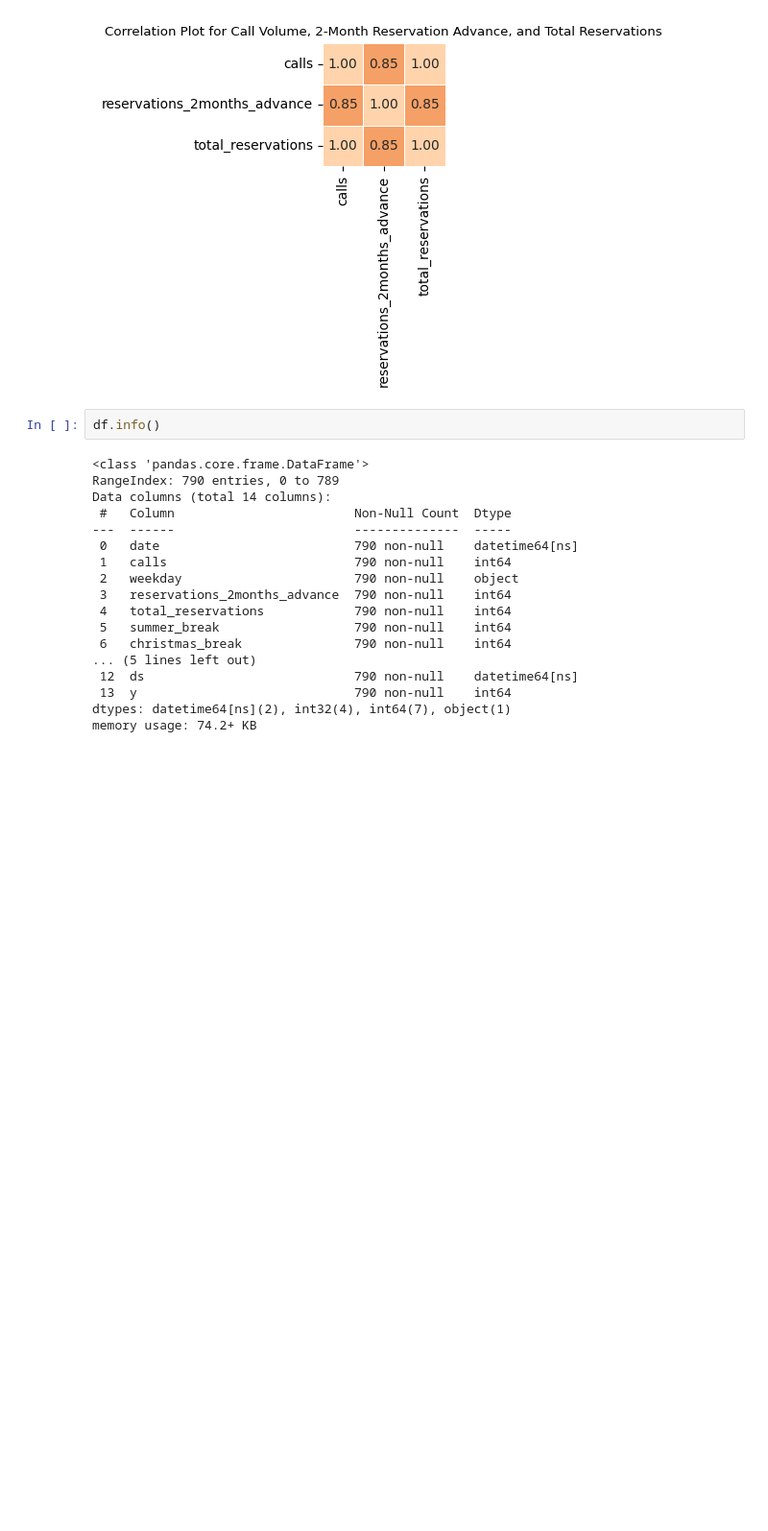
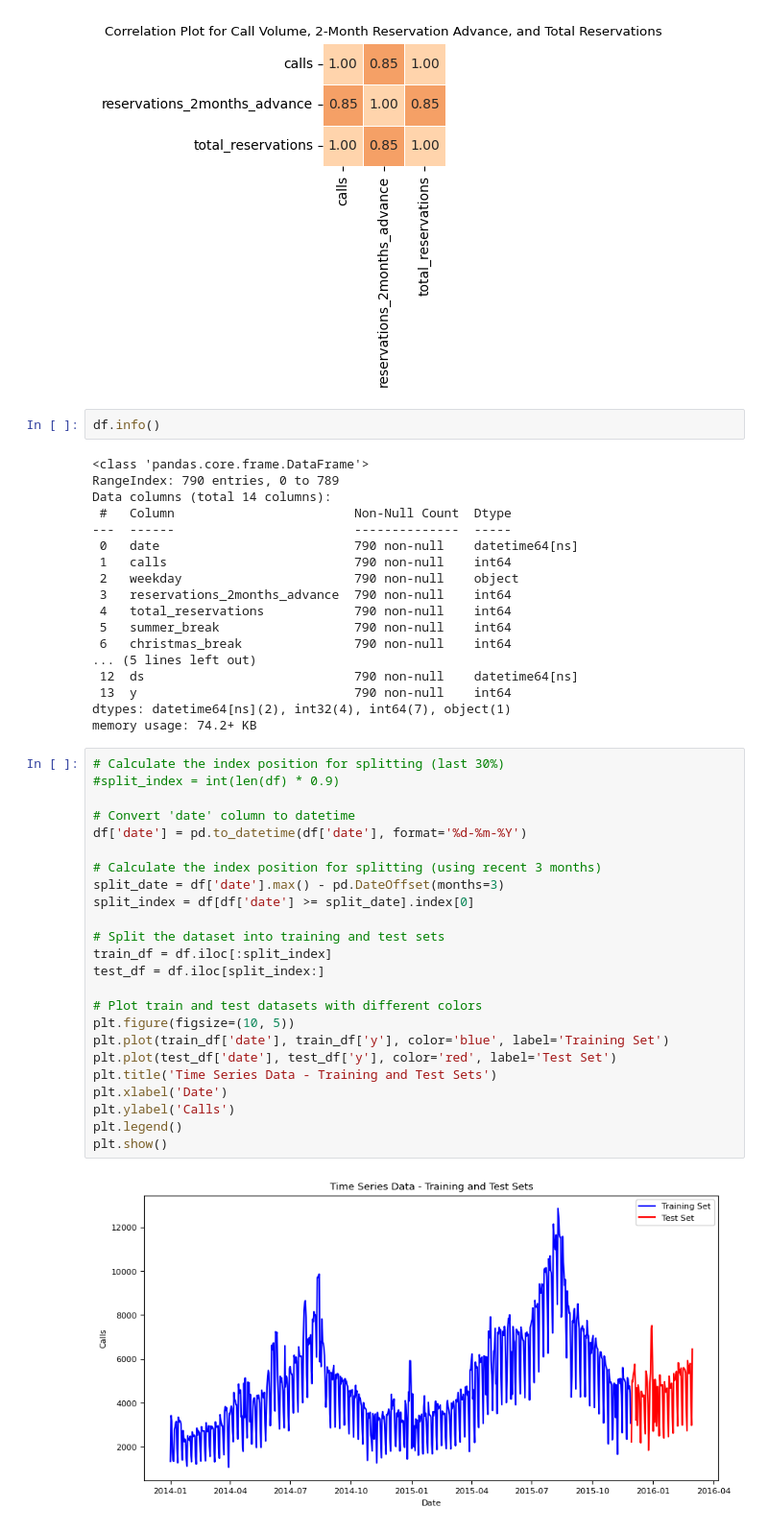
Before and after one commit to didulanthaisuru/TeleCall_Forecast, a Jupyter notebook: forecast-2-prophet.ipynb, the cells around one changed output. Shown: that part at 96% size. Drawn from its saved outputs; the diff is of its cells as text; blank space fills up the shorter version.

Commit message:
split data

```diff
--- a/forecast-2-prophet.ipynb
+++ b/forecast-2-prophet.ipynb
@@ -181,3 +181,29 @@ Data columns (total 14 columns):
  13  y                             790 non-null    int64
 dtypes: datetime64[ns](2), int32(4), int64(7), object(1)
 memory usage: 74.2+ KB
+# %%
+# Calculate the index position for splitting (last 30%)
+#split_index = int(len(df) * 0.9)
+
+# Convert 'date' column to datetime
+df['date'] = pd.to_datetime(df['date'], format='%d-%m-%Y')
+
+# Calculate the index position for splitting (using recent 3 months)
+split_date = df['date'].max() - pd.DateOffset(months=3)
+split_index = df[df['date'] >= split_date].index[0]
+
+# Split the dataset into training and test sets
+train_df = df.iloc[:split_index]
+test_df = df.iloc[split_index:]
+
+# Plot train and test datasets with different colors
+plt.figure(figsize=(10, 5))
+plt.plot(train_df['date'], train_df['y'], color='blue', label='Training Set')
+plt.plot(test_df['date'], test_df['y'], color='red', label='Test Set')
+plt.title('Time Series Data - Training and Test Sets')
+plt.xlabel('Date')
+plt.ylabel('Calls')
+plt.legend()
+plt.show()
+# %% [output]
+[figure, added]
```
